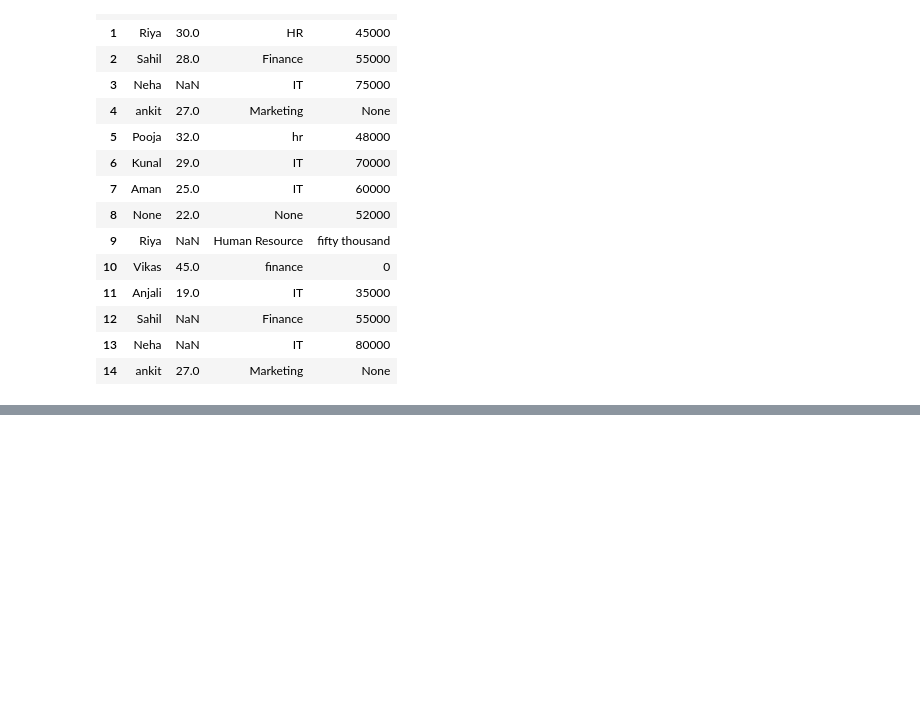
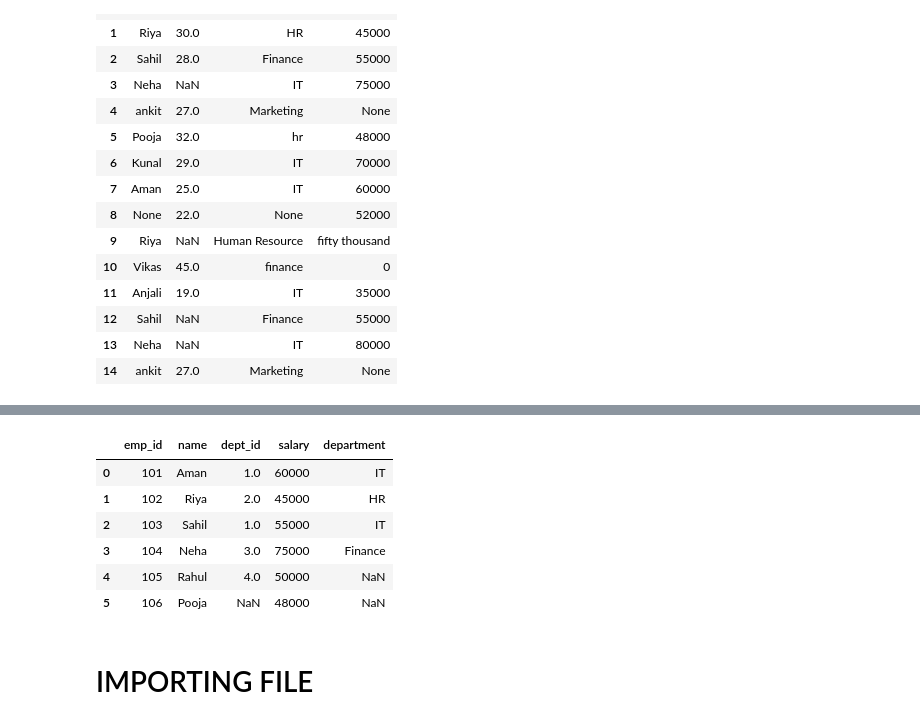
Before and after one commit to Ankit5641/PYTHON-, a Jupyter notebook: zero to pandas.ipynb, the cells around one changed output, grey strips where cells are left out. Saved outputs shown, nothing was run; the diff lists cells and outputs as text; code cells hidden in the pictures; blank space fills up the shorter version.

```diff
--- a/zero to pandas.ipynb
+++ b/zero to pandas.ipynb
@@ -1147,0 +1278,13 @@ df
+# %%
+departments_indexed = departments.set_index("dept_id")
+employees.join(departments_indexed, on="dept_id")
+# %% [output]
+|  | emp_id | name | dept_id | salary | department |
+| 0 | 101 | Aman | 1.0 | 60000 | IT |
+| 1 | 102 | Riya | 2.0 | 45000 | HR |
+| 2 | 103 | Sahil | 1.0 | 55000 | IT |
+| 3 | 104 | Neha | 3.0 | 75000 | Finance |
+| 4 | 105 | Rahul | 4.0 | 50000 | NaN |
+| 5 | 106 | Pooja | NaN | 48000 | NaN |
+# %% [markdown]
+# IMPORTING FILE
```
Also changed, not shown: parts of 18 cells of this notebook.
